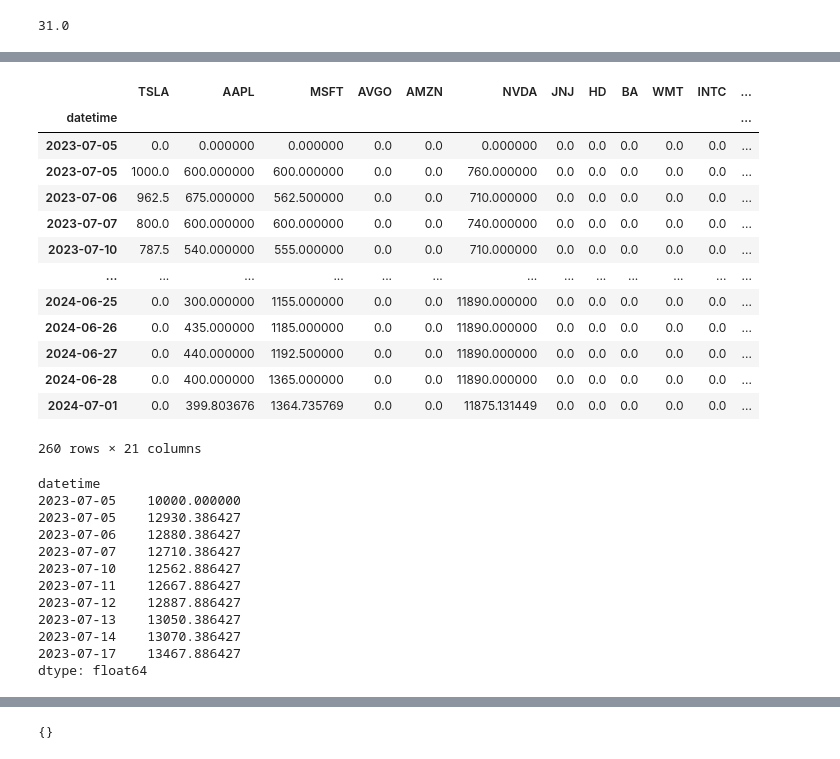
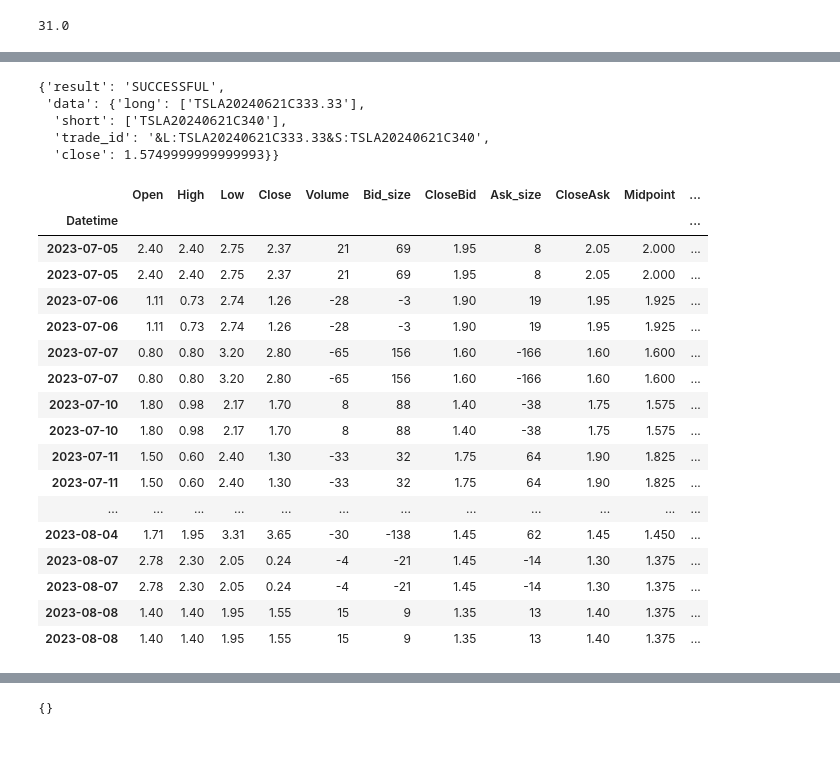
Before and after one commit to Zino-ctrlZ/QuantTools, a Jupyter notebook: EventDriven/demos/demo_chidi_mino.ipynb, the cells around one changed output, grey strips where cells are left out. Cells and saved outputs as stored; diff of their text form; code cells hidden in the pictures.

```diff
--- a/EventDriven/demos/demo_chidi_mino.ipynb
+++ b/EventDriven/demos/demo_chidi_mino.ipynb
@@ -212,37 +237,33 @@ Processing event: FILL
+# %%
+order_cache['2023-07-05']['TSLA']
+# %% [output]
+{'result': 'SUCCESSFUL',
+ 'data': {'long': ['TSLA20240621C333.33'],
+  'short': ['TSLA20240621C340'],
+  'trade_id': '&L:TSLA20240621C333.33&S:TSLA20240621C340',
+  'close': 1.5749999999999993}}
+# %%
+(evb_backtest.portfolio.options_data['TSLA20240621C333.33'] - evb_backtest.portfolio.options_data['TSLA20240621C340']).head(50)
+# %% [output]
+|  | Open | High | Low | Close | Volume | Bid_size | CloseBid | Ask_size | CloseAsk | Midpoint | ... |
+| Datetime |  |  |  |  |  |  |  |  |  |  | ... |
+| 2023-07-05 | 2.40 | 2.40 | 2.75 | 2.37 | 21 | 69 | 1.95 | 8 | 2.05 | 2.000 | ... |
+| 2023-07-05 | 2.40 | 2.40 | 2.75 | 2.37 | 21 | 69 | 1.95 | 8 | 2.05 | 2.000 | ... |
+| 2023-07-06 | 1.11 | 0.73 | 2.74 | 1.26 | -28 | -3 | 1.90 | 19 | 1.95 | 1.925 | ... |
+| 2023-07-06 | 1.11 | 0.73 | 2.74 | 1.26 | -28 | -3 | 1.90 | 19 | 1.95 | 1.925 | ... |
+| 2023-07-07 | 0.80 | 0.80 | 3.20 | 2.80 | -65 | 156 | 1.60 | -166 | 1.60 | 1.600 | ... |
+| 2023-07-07 | 0.80 | 0.80 | 3.20 | 2.80 | -65 | 156 | 1.60 | -166 | 1.60 | 1.600 | ... |
+| 2023-07-10 | 1.80 | 0.98 | 2.17 | 1.70 | 8 | 88 | 1.40 | -38 | 1.75 | 1.575 | ... |
+| 2023-07-10 | 1.80 | 0.98 | 2.17 | 1.70 | 8 | 88 | 1.40 | -38 | 1.75 | 1.575 | ... |
+| 2023-07-11 | 1.50 | 0.60 | 2.40 | 1.30 | -33 | 32 | 1.75 | 64 | 1.90 | 1.825 | ... |
+| 2023-07-11 | 1.50 | 0.60 | 2.40 | 1.30 | -33 | 32 | 1.75 | 64 | 1.90 | 1.825 | ... |
+| ... | ... | ... | ... | ... | ... | ... | ... | ... | ... | ... | ... |
+| 2023-08-04 | 1.71 | 1.95 | 3.31 | 3.65 | -30 | -138 | 1.45 | 62 | 1.45 | 1.450 | ... |
+| 2023-08-07 | 2.78 | 2.30 | 2.05 | 0.24 | -4 | -21 | 1.45 | -14 | 1.30 | 1.375 | ... |
+| 2023-08-07 | 2.78 | 2.30 | 2.05 | 0.24 | -4 | -21 | 1.45 | -14 | 1.30 | 1.375 | ... |
+| 2023-08-08 | 1.40 | 1.40 | 1.95 | 1.55 | 15 | 9 | 1.35 | 13 | 1.40 | 1.375 | ... |
+| 2023-08-08 | 1.40 | 1.40 | 1.95 | 1.55 | 15 | 9 | 1.35 | 13 | 1.40 | 1.375 | ... |
 # %%
 pd.set_option('display.max_columns', 100)
-# %%
-eq2 = pd.DataFrame(evb_backtest.portfolio.all_holdings).set_index('datetime').copy()
-eq2#.iloc[:, :19].sum(axis=1).plot()
-# %% [output]
-|  | TSLA | AAPL | MSFT | AVGO | AMZN | NVDA | JNJ | HD | BA | WMT | INTC | ... |
-| datetime |  |  |  |  |  |  |  |  |  |  |  | ... |
-| 2023-07-05 | 0.0 | 0.000000 | 0.000000 | 0.0 | 0.0 | 0.000000 | 0.0 | 0.0 | 0.0 | 0.0 | 0.0 | ... |
-| 2023-07-05 | 1000.0 | 600.000000 | 600.000000 | 0.0 | 0.0 | 760.000000 | 0.0 | 0.0 | 0.0 | 0.0 | 0.0 | ... |
-| 2023-07-06 | 962.5 | 675.000000 | 562.500000 | 0.0 | 0.0 | 710.000000 | 0.0 | 0.0 | 0.0 | 0.0 | 0.0 | ... |
-| 2023-07-07 | 800.0 | 600.000000 | 600.000000 | 0.0 | 0.0 | 740.000000 | 0.0 | 0.0 | 0.0 | 0.0 | 0.0 | ... |
-| 2023-07-10 | 787.5 | 540.000000 | 555.000000 | 0.0 | 0.0 | 710.000000 | 0.0 | 0.0 | 0.0 | 0.0 | 0.0 | ... |
-| ... | ... | ... | ... | ... | ... | ... | ... | ... | ... | ... | ... | ... |
-| 2024-06-25 | 0.0 | 300.000000 | 1155.000000 | 0.0 | 0.0 | 11890.000000 | 0.0 | 0.0 | 0.0 | 0.0 | 0.0 | ... |
-| 2024-06-26 | 0.0 | 435.000000 | 1185.000000 | 0.0 | 0.0 | 11890.000000 | 0.0 | 0.0 | 0.0 | 0.0 | 0.0 | ... |
-| 2024-06-27 | 0.0 | 440.000000 | 1192.500000 | 0.0 | 0.0 | 11890.000000 | 0.0 | 0.0 | 0.0 | 0.0 | 0.0 | ... |
-| 2024-06-28 | 0.0 | 400.000000 | 1365.000000 | 0.0 | 0.0 | 11890.000000 | 0.0 | 0.0 | 0.0 | 0.0 | 0.0 | ... |
-| 2024-07-01 | 0.0 | 399.803676 | 1364.735769 | 0.0 | 0.0 | 11875.131449 | 0.0 | 0.0 | 0.0 | 0.0 | 0.0 | ... |
-260 rows × 21 columns
-# %%
-eq2.iloc[:, :19].head(10).sum(axis=1)#.plot()
-# %% [output]
-datetime
-2023-07-05    10000.000000
-2023-07-05    12930.386427
-2023-07-06    12880.386427
-2023-07-07    12710.386427
-2023-07-10    12562.886427
-2023-07-11    12667.886427
-2023-07-12    12887.886427
-2023-07-13    13050.386427
-2023-07-14    13070.386427
-2023-07-17    13467.886427
-dtype: float64
 # %%
 eq = pd.DataFrame(evb_backtest.portfolio.weighted_holdings).set_index('datetime').copy()
```
Also changed, not shown: parts of 24 cells of this notebook, 12 other files.
